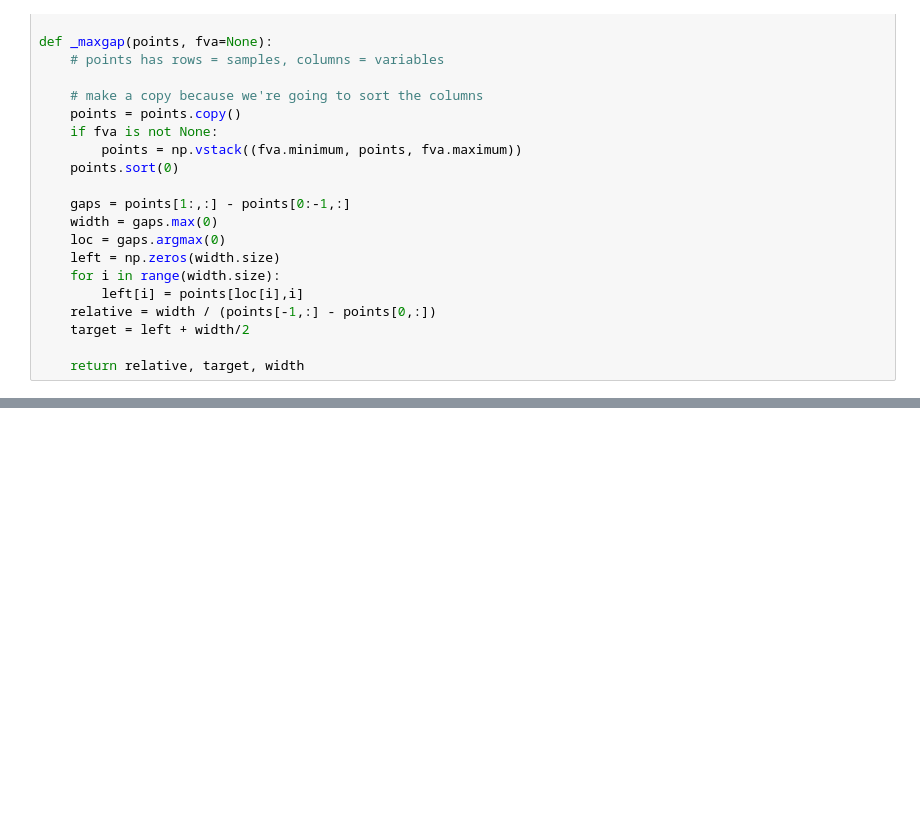
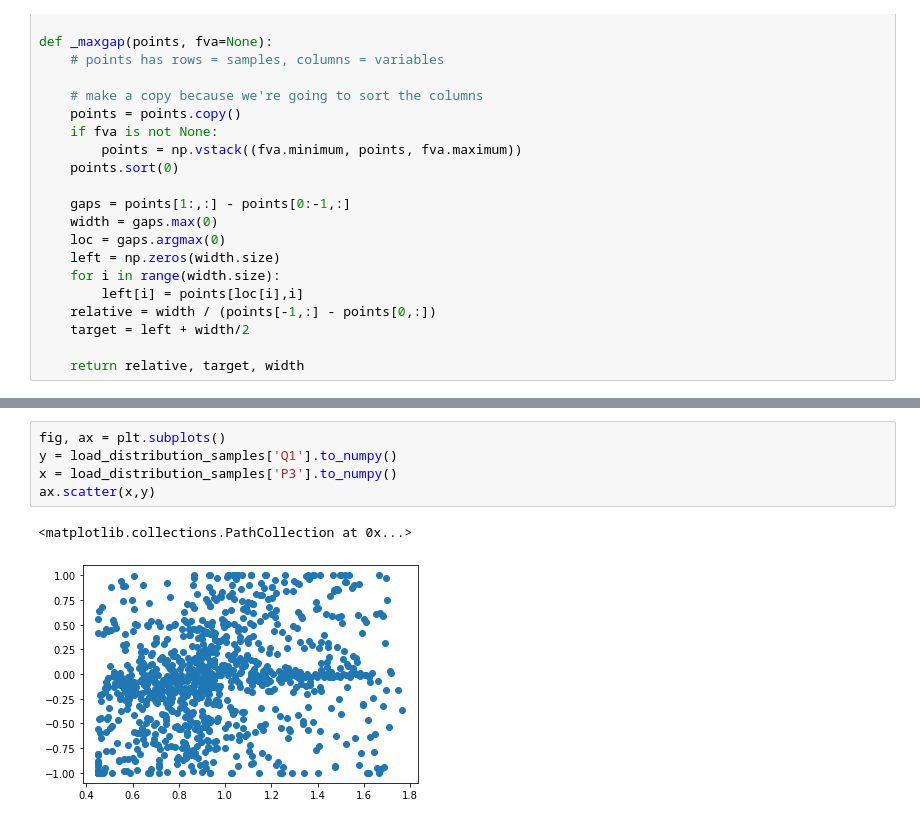
Before and after one commit to Without-wax/Source, a Jupyter notebook: Gapslit.ipynb, the cells around one changed output, grey strips where cells are left out. Cells and saved outputs as stored; diff of their text form; blank space fills up the shorter version.

```diff
--- a/Gapslit.ipynb
+++ b/Gapslit.ipynb
@@ -594,0 +767,8 @@ Text(0.5, 0, 'P3')
+# %%
+fig, ax = plt.subplots()
+y = load_distribution_samples['Q1'].to_numpy()
+x = load_distribution_samples['P3'].to_numpy()
+ax.scatter(x,y)
+# %% [output]
+<matplotlib.collections.PathCollection at 0x...>
+[figure, added]
```
Also changed, not shown: parts of 24 cells of this notebook.
